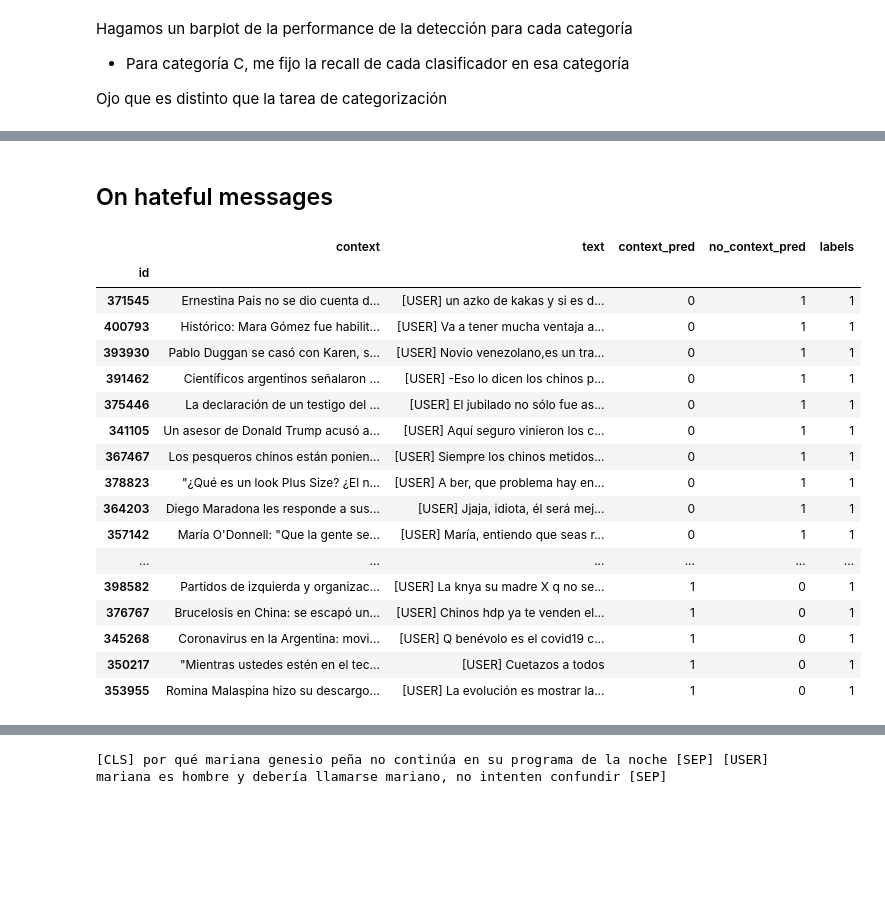
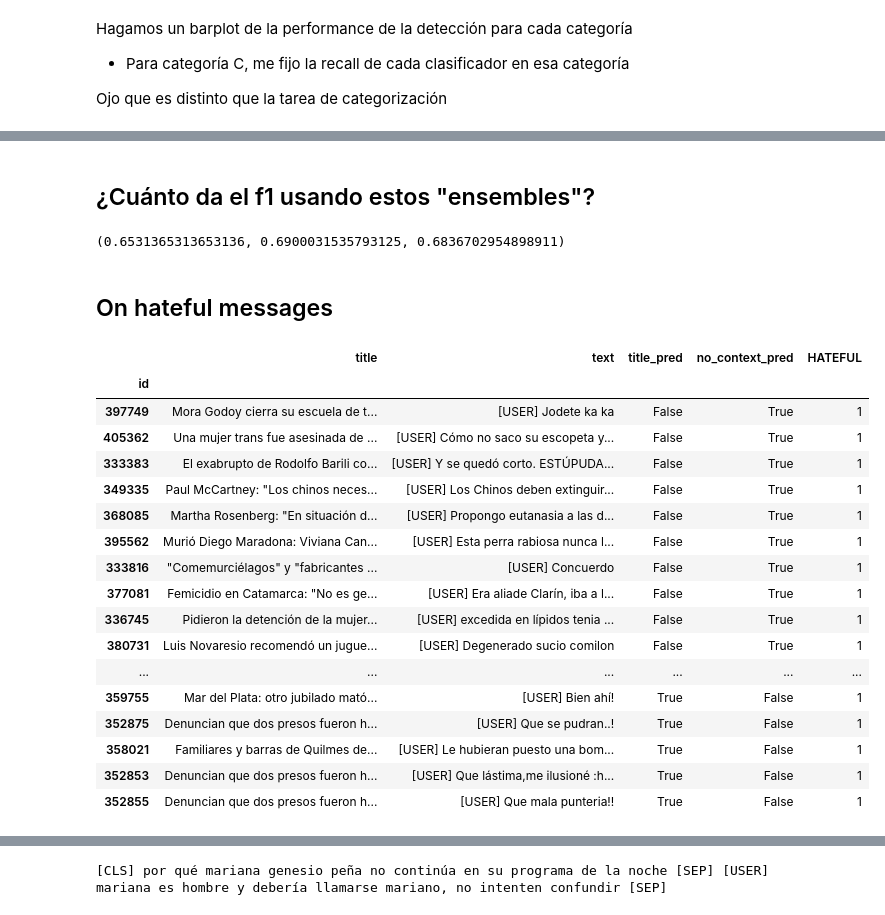
Before and after one commit to finiteautomata/contextualized-hatespeech-classification, a Jupyter notebook: notebooks/Where context helps.ipynb, the cells around one changed output, grey strips where cells are left out. Drawn from its saved outputs; the diff is of its cells as text; code cells hidden in the pictures; blank space fills up the shorter version.

Commit message:
Add some examples where context improves classification

```diff
--- a/notebooks/Where context helps.ipynb
+++ b/notebooks/Where context helps.ipynb
@@ -78,9 +65,9 @@ def create_df(evaluation, context):
     return df
 
 
-full_context_dfs = [create_df(evaluation, "title+body") for evaluation in full_context_evals]
-context_dfs = [create_df(evaluation, "title") for evaluation in context_evals]
-no_context_dfs = [create_df(evaluation, "none") for evaluation in no_context_evals]
+full_context_dfs = [create_df(evaluation, "title+body") for evaluation in evaluations["full_context"]]
+context_dfs = [create_df(evaluation, "title") for evaluation in evaluations["title"]]
+no_context_dfs = [create_df(evaluation, "none") for evaluation in evaluations["no_context"]]
 
 df = pd.concat(full_context_dfs + context_dfs + no_context_dfs )
 df.shape[0]
@@ -354,13 +315,24 @@ context_prediction.predictions.argmax(axis=1).shape
 # %%
-df = context_dataset.to_pandas()
-df.drop(["token_type_ids", "attention_mask"], axis=1, inplace=True)
+import torch
+from tqdm.auto import tqdm
 
-
-df["context_pred"] = context_prediction.predictions.argmax(axis=1)
-df["no_context_pred"] = no_context_prediction.predictions.argmax(axis=1)
+df = test_dataset.to_pandas()
+#df.drop(["token_type_ids", "attention_mask"], axis=1, inplace=True)
+#df["context_pred"] = context_prediction.predictions.argmax(axis=1)
+#df["no_context_pred"] = no_context_prediction.predictions.argmax(axis=1)
 
 df.set_index("id", inplace=True)
 
+for context, evals in evaluations.items():
+    num_evals = len(evals)
+
+    sum_preds = torch.zeros(len(test_dataset))
+    for evaluation in tqdm(evals):
+        preds = torch.Tensor(evaluation["predictions"]).argmax(1)
+        sum_preds += preds
+
+    df[f"{context}_prob"] = sum_preds.cpu().numpy() / num_evals
+    df[f"{context}_pred"] = df[f"{context}_prob"] > 0.5
 df
 # %% [output]
 |  | APPEARANCE | CALLS | CLASS | CRIMINAL | DISABLED | HATEFUL | LGBTI | POLITICS | RACISM | WOMEN | ... |
@@ -487,32 +369,43 @@ df_cat_score.loc[:, ["contexto", "sin contexto"]].sort_values("contexto", ascend
+# %% [markdown]
+## ¿Cuánto da el f1 usando estos "ensembles"?
+# %%
+from sklearn.metrics import f1_score
+
+
+f1_score(df["HATEFUL"], df["no_context_pred"]), f1_score(df["HATEFUL"], df["title_pred"]), f1_score(df["HATEFUL"], df["full_context_pred"])
+# %% [output]
+(0.6531365313653136, 0.6900031535793125, 0.6836702954898911)
 # %% [markdown]
 ## On hateful messages
 # %%
 pd.options.display.max_colwidth = 200
 pd.options.display.max_rows = 300
 
-mismatches = df[df["context_pred"] != df["no_context_pred"]]
+mismatches = df[df["title_pred"] != df["no_context_pred"]]
 
-hateful = mismatches[mismatches["labels"] > 0]
+hateful = mismatches[mismatches["HATEFUL"] > 0]
 
-not_hateful = mismatches[mismatches["labels"] == 0]
+not_hateful = mismatches[mismatches["HATEFUL"] == 0]
 
-hateful[["context", "text", "context_pred", "no_context_pred", "labels"]].sort_values("no_context_pred", ascending=False)
+columns = ["title", "text", "title_pred", "no_context_pred", "HATEFUL"]
+
+hateful[columns].sort_values("no_context_pred", ascending=False)
 # %% [output]
-|  | context | text | context_pred | no_context_pred | labels |
+|  | title | text | title_pred | no_context_pred | HATEFUL |
 | id |  |  |  |  |  |
-| 371545 | Ernestina Pais no se dio cuenta d... | [USER] un azko de kakas y si es d... | 0 | 1 | 1 |
-| 400793 | Histórico: Mara Gómez fue habilit... | [USER] Va a tener mucha ventaja a... | 0 | 1 | 1 |
-| 393930 | Pablo Duggan se casó con Karen, s... | [USER] Novio venezolano,es un tra... | 0 | 1 | 1 |
-| 391462 | Científicos argentinos señalaron ... | [USER] -Eso lo dicen los chinos p... | 0 | 1 | 1 |
-| 375446 | La declaración de un testigo del ... | [USER] El jubilado no sólo fue as... | 0 | 1 | 1 |
-| 341105 | Un asesor de Donald Trump acusó a... | [USER] Aquí seguro vinieron los c... | 0 | 1 | 1 |
-| 367467 | Los pesqueros chinos están ponien... | [USER] Siempre los chinos metidos... | 0 | 1 | 1 |
-| 378823 | "¿Qué es un look Plus Size? ¿El n... | [USER] A ber, que problema hay en... | 0 | 1 | 1 |
-| 364203 | Diego Maradona les responde a sus... | [USER] Jjaja, idiota, él será mej... | 0 | 1 | 1 |
-| 357142 | María O'Donnell: "Que la gente se... | [USER] María, entiendo que seas r... | 0 | 1 | 1 |
+| 397749 | Mora Godoy cierra su escuela de t... | [USER] Jodete ka ka | False | True | 1 |
+| 405362 | Una mujer trans fue asesinada de ... | [USER] Cómo no saco su escopeta y... | False | True | 1 |
+| 333383 | El exabrupto de Rodolfo Barili co... | [USER] Y se quedó corto. ESTÚPUDA... | False | True | 1 |
+| 349335 | Paul McCartney: "Los chinos neces... | [USER] Los Chinos deben extinguir... | False | True | 1 |
+| 368085 | Martha Rosenberg: "En situación d... | [USER] Propongo eutanasia a las d... | False | True | 1 |
+| 395562 | Murió Diego Maradona: Viviana Can... | [USER] Esta perra rabiosa nunca l... | False | True | 1 |
+| 333816 | "Comemurciélagos" y "fabricantes ... | [USER] Concuerdo | False | True | 1 |
+| 377081 | Femicidio en Catamarca: "No es ge... | [USER] Era aliade Clarín, iba a l... | False | True | 1 |
+| 336745 | Pidieron la detención de la mujer... | [USER] excedida en lípidos tenia ... | False | True | 1 |
+| 380731 | Luis Novaresio recomendó un jugue... | [USER] Degenerado sucio comilon | False | True | 1 |
 | ... | ... | ... | ... | ... | ... |
-| 398582 | Partidos de izquierda y organizac... | [USER] La knya su madre X q no se... | 1 | 0 | 1 |
-| 376767 | Brucelosis en China: se escapó un... | [USER] Chinos hdp ya te venden el... | 1 | 0 | 1 |
-| 345268 | Coronavirus en la Argentina: movi... | [USER] Q benévolo es el covid19 c... | 1 | 0 | 1 |
-| 350217 | "Mientras ustedes estén en el tec... | [USER] Cuetazos a todos | 1 | 0 | 1 |
-| 353955 | Romina Malaspina hizo su descargo... | [USER] La evolución es mostrar la... | 1 | 0 | 1 |
+| 359755 | Mar del Plata: otro jubilado mató... | [USER] Bien ahí! | True | False | 1 |
+| 352875 | Denuncian que dos presos fueron h... | [USER] Que se pudran..! | True | False | 1 |
+| 358021 | Familiares y barras de Quilmes de... | [USER] Le hubieran puesto una bom... | True | False | 1 |
+| 352853 | Denuncian que dos presos fueron h... | [USER] Que lástima,me ilusioné :h... | True | False | 1 |
+| 352855 | Denuncian que dos presos fueron h... | [USER] Que mala punteria!! | True | False | 1 |
```
Also changed, not shown: parts of 18 cells of this notebook, 1 other file.
